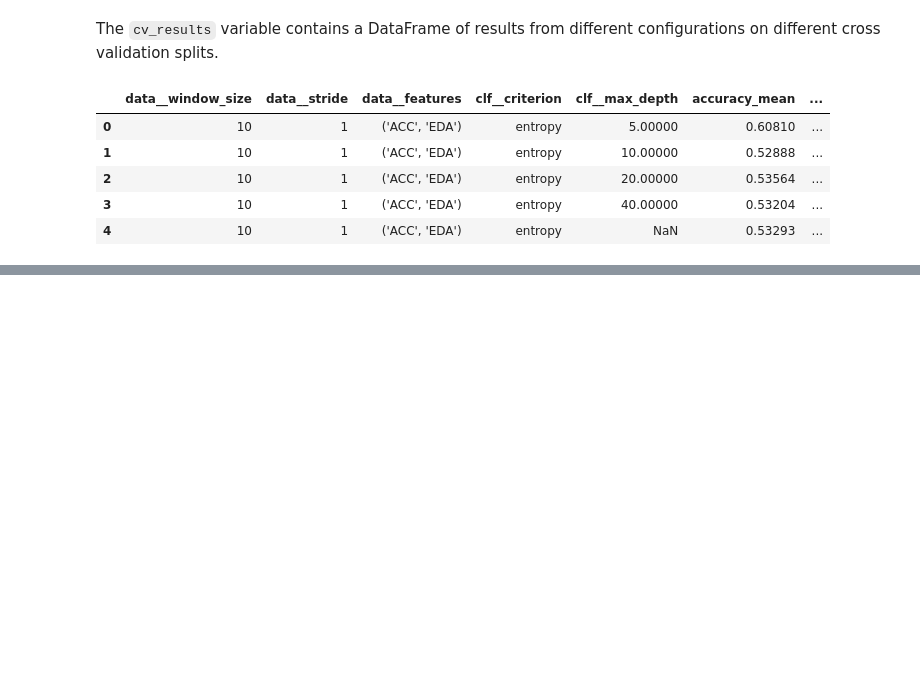
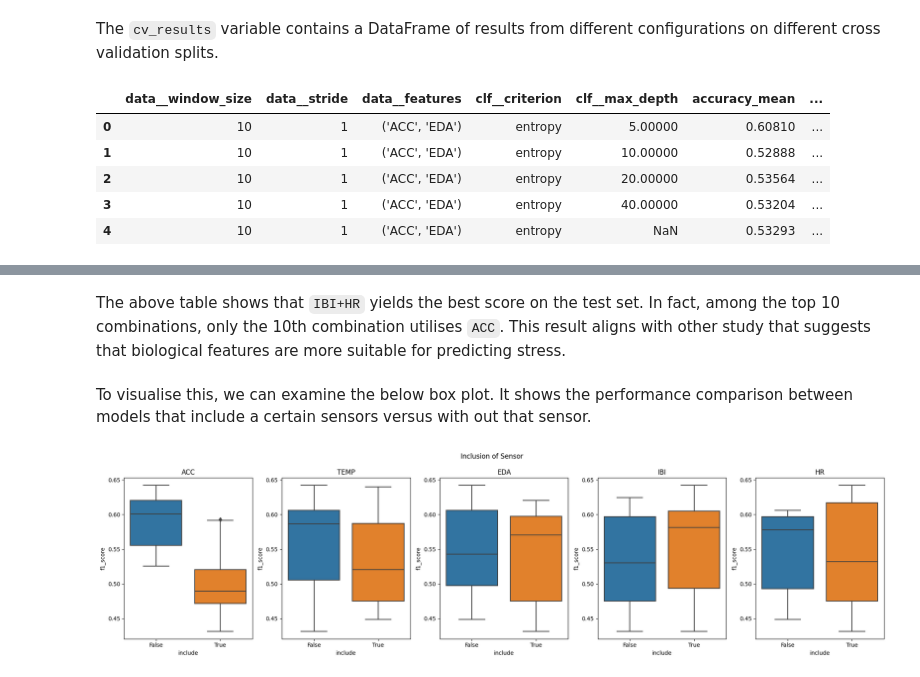
Before and after one commit to Socret360/ce888-data-science-and-decision-making, a Jupyter notebook: project/experiment.ipynb, the cells around one changed output, grey strips where cells are left out. Saved outputs shown, nothing was run; the diff lists cells and outputs as text; code cells hidden in the pictures; blank space fills up the shorter version.

```diff
--- a/project/experiment.ipynb
+++ b/project/experiment.ipynb
@@ -887,9 +565,0 @@ _ = plt.title("Stride vs F1 Score")
-# %%
-param_grid = {
-    "data__window_size": [int(2 * i) for i in [5, 10, 20, 40, 60]],
-    "data__stride": [int(2 * j) for j in [0.5, 1, 1.5, 2, 2.5, 3, 3.5]],
-    "data__features": utils.get_all_combinations(["ACC", "IBI", "TEMP", "EDA", "HR"]),
-    "clf__criterion": ["entropy"],
-    "clf__n_estimators": [50, 100, 200, 300],
-    "clf__max_depth": [None, 5, 10, 20, 40],
-}
@@ -950,0 +639,25 @@ rf_cv_results
+# %% [markdown]
+The above table shows that `IBI+HR` yields the best score on the test set. In fact, among the top 10 combinations, only the 10th combination utilises `ACC`. This result aligns with other study that suggests that biological features are more suitable for predicting stress.
+# %% [markdown]
+To visualise this, we can examine the below box plot. It shows the performance comparison between models that include a certain sensors versus with out that sensor.
+# %%
+temp = pd.read_csv(os.path.join(OUTPUT_DIR, "dt_test_results_by_data__features.csv"))
+
+fig = plt.figure(figsize=(20, 5))
+
+sensors = ["ACC", "TEMP", "EDA", "IBI", "HR"]
+
+for idx, sensor in enumerate(sensors):
+    plt.subplot(1, 5, 1 + idx)
+    t = temp.copy()
+    t[f'include_sensor_{sensor}'] = t['data__features'].apply(lambda x: sensor in ast.literal_eval(x))
+    sns.boxplot(data=t, x=f'include_sensor_{sensor}', y='f1_score')
+    plt.xlabel('include')
+    plt.ylabel('f1_score')
+    plt.title(f"{sensor}")
+
+fig.tight_layout(h_pad=1, w_pad=1)
+plt.suptitle("Inclusion of Sensor", y=1.05)
+plt.show()
+# %% [output]
+[figure, added]
```
Also changed, not shown: parts of 54 cells of this notebook, 3 other files.
